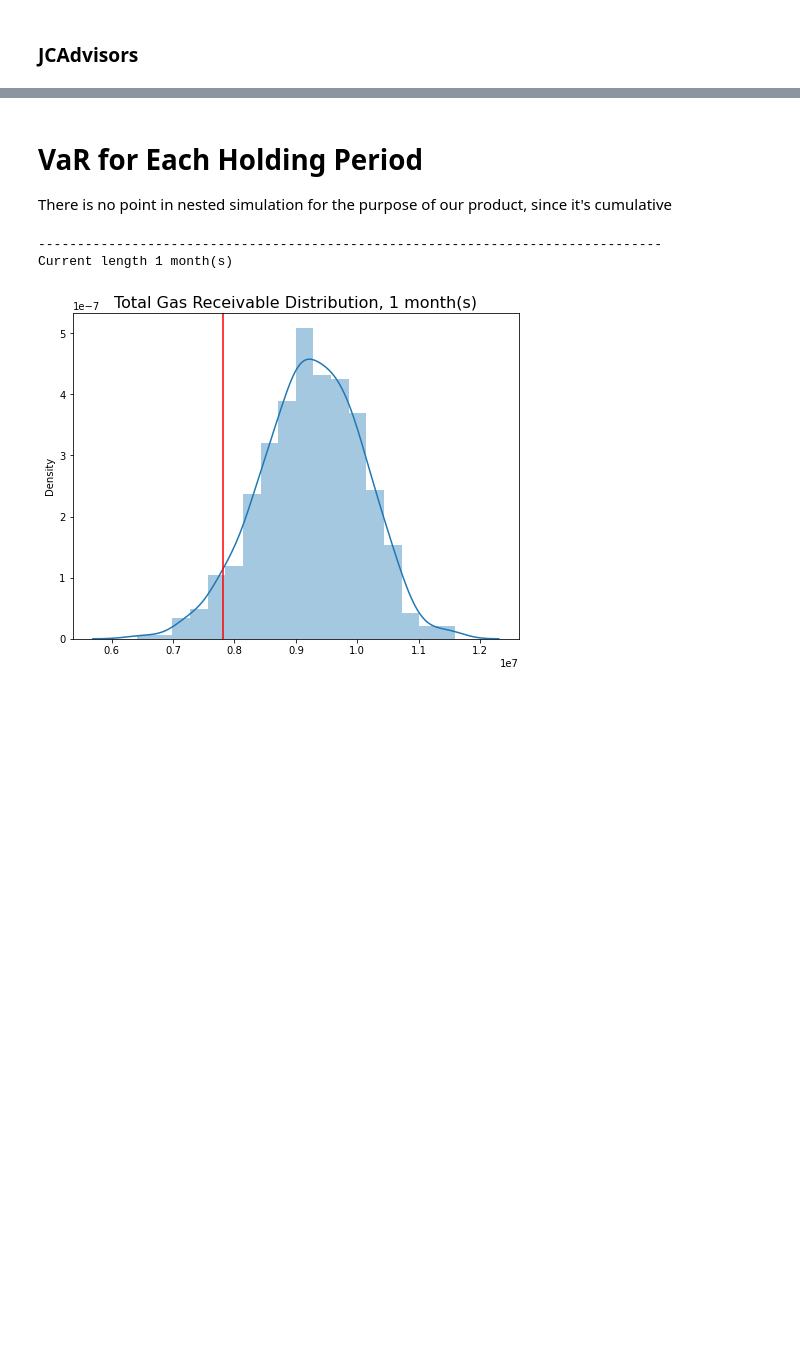
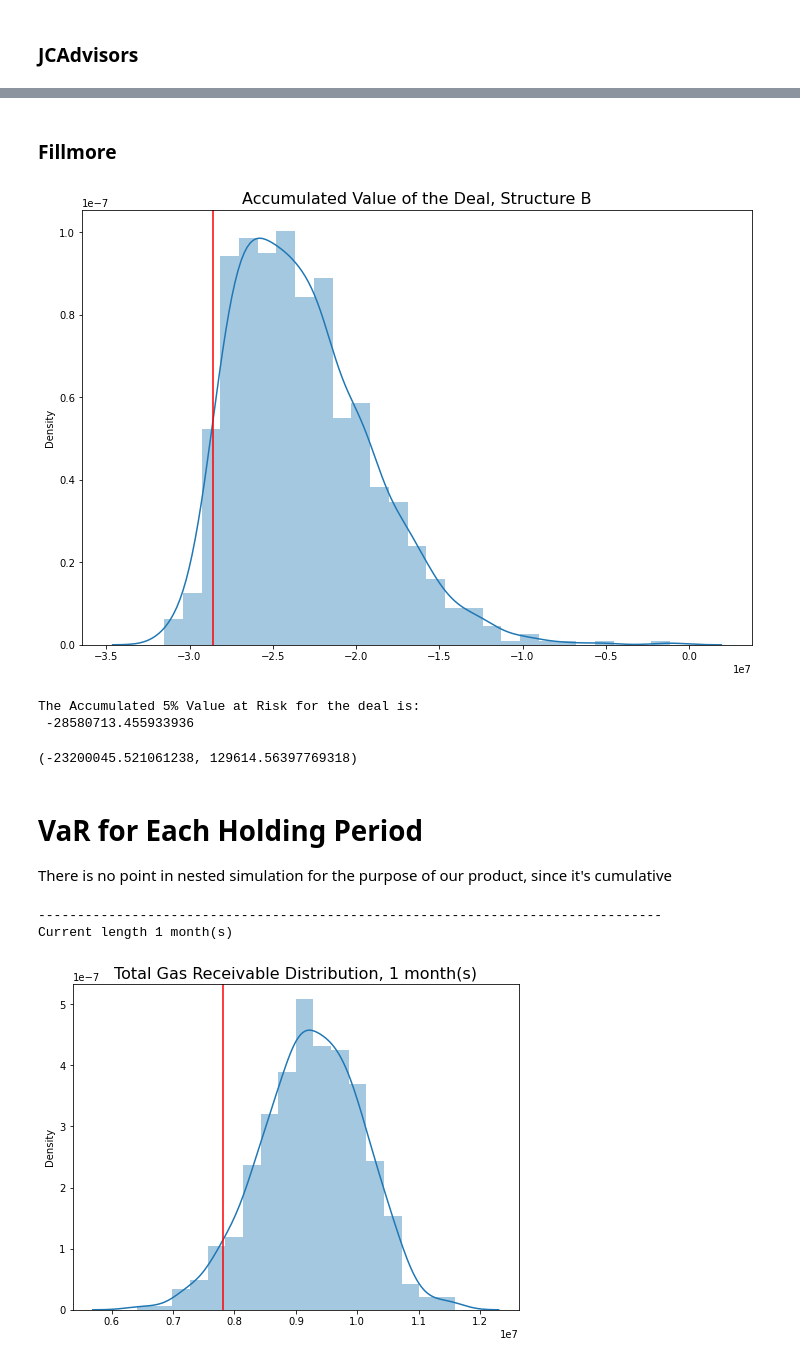
Before and after one commit to dj2348/Commodity-Fillmore, a Jupyter notebook: Risk.ipynb, the cells around one changed output, grey strips where cells are left out. Cells and saved outputs as stored; diff of their text form; code cells hidden in the pictures; blank space fills up the shorter version.

```diff
--- a/Risk.ipynb
+++ b/Risk.ipynb
@@ -110,3 +113,23 @@ np.mean(profit), np.std(profit)/np.sqrt(rep)
+# %% [markdown]
+### Fillmore
+# %%
+VaR_fillmore_120 = np.percentile(-profit, 5)
+plt.figure(figsize = (12,8))
+plt.title("Accumulated Value of the Deal, Structure B", size=16)
+sns.distplot(-profit)
+plt.axvline(VaR_fillmore_120, color='red')
+plt.show()
+# %% [output]
+[figure, added]
+# %%
+print("The Accumulated 5% Value at Risk for the deal is: \n", VaR_fillmore_120)
+# %% [output]
+The Accumulated 5% Value at Risk for the deal is:
+ -28580713.455933936
+# %%
+np.mean(-profit), np.std(-profit)/np.sqrt(rep)
+# %% [output]
+(-23200045.521061238, 129614.56397769318)
 # %% [markdown]
 # VaR for Each Holding Period
 There is no point in nested simulation for the purpose of our product, since it's cumulative
```
Also changed, not shown: parts of 14 cells of this notebook.
